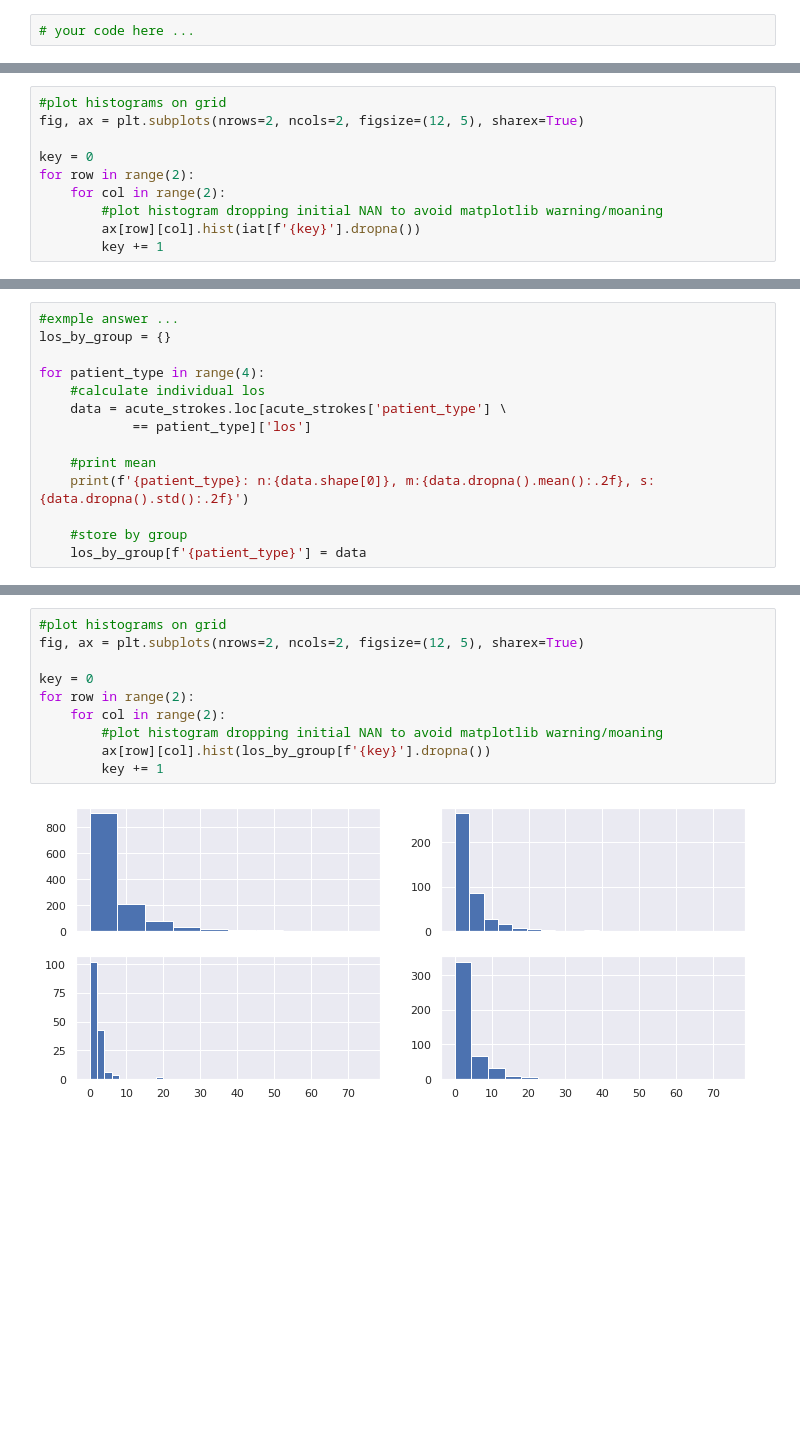
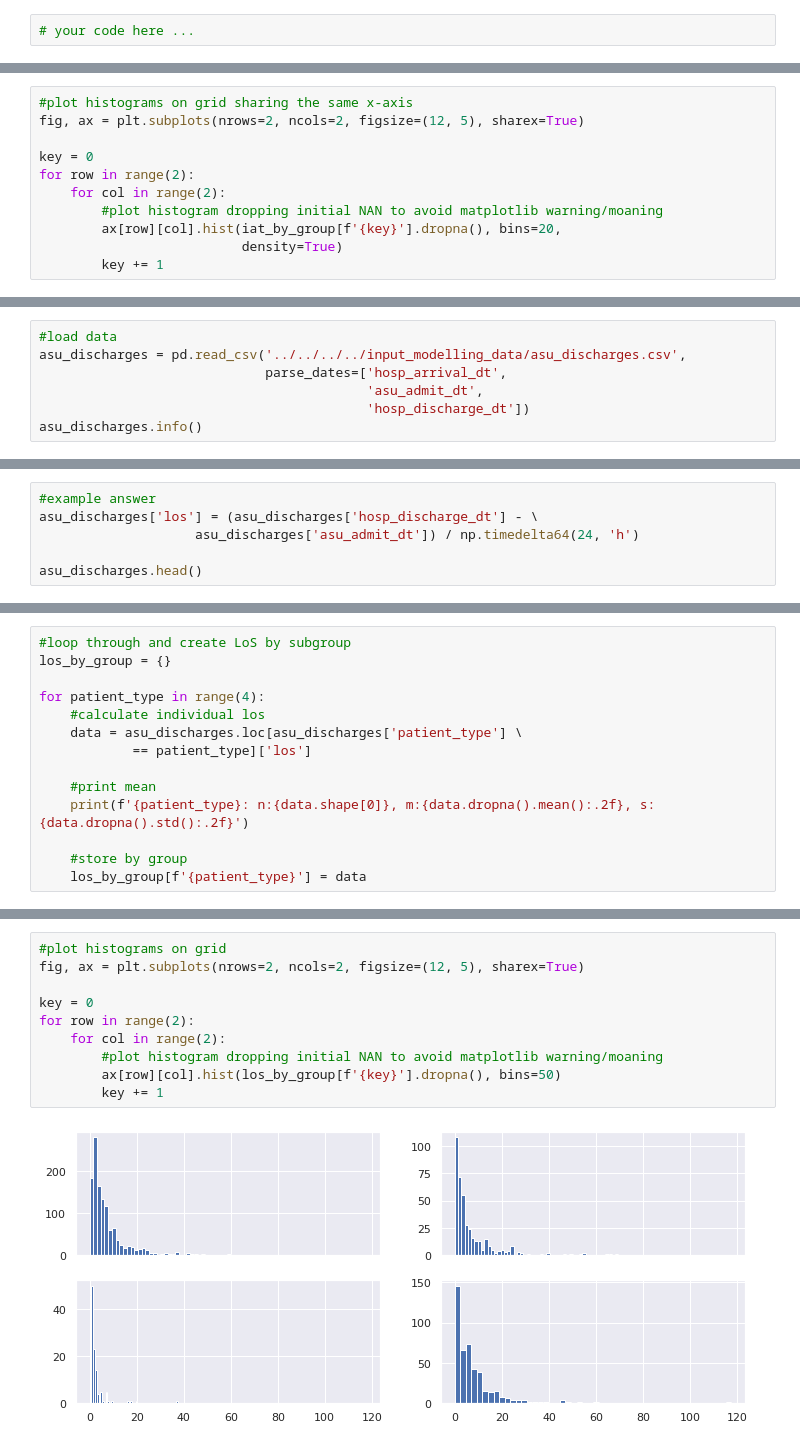
Before and after one commit to health-data-science-OR/stochastic_systems, a Jupyter notebook: labs/simulation/lab2/simulation_lab2_inputmodelling_SOLUITONS.ipynb, the cells around one changed output, grey strips where cells are left out. Drawn from its saved outputs; the diff is of its cells as text; blank space fills up the shorter version.

```diff
--- a/labs/simulation/lab2/simulation_lab2_inputmodelling_SOLUITONS.ipynb
+++ b/labs/simulation/lab2/simulation_lab2_inputmodelling_SOLUITONS.ipynb
@@ -278,11 +377,12 @@ for patient_type in range(4):
 # %%
-#plot histograms on grid
+#plot histograms on grid sharing the same x-axis
 fig, ax = plt.subplots(nrows=2, ncols=2, figsize=(12, 5), sharex=True)
 
 key = 0
 for row in range(2):
     for col in range(2):
         #plot histogram dropping initial NAN to avoid matplotlib warning/moaning
-        ax[row][col].hist(iat[f'{key}'].dropna())
+        ax[row][col].hist(iat_by_group[f'{key}'].dropna(), bins=20,
+                          density=True)
         key += 1
 # %% [output]
@@ -405,0 +517,7 @@ acute_strokes.loc[acute_strokes['los'] == 0]
+# %%
+#load data
+asu_discharges = pd.read_csv('../../../../input_modelling_data/asu_discharges.csv',
+                             parse_dates=['hosp_arrival_dt',
+                                          'asu_admit_dt',
+                                          'hosp_discharge_dt'])
+asu_discharges.info()
@@ -405,0 +539,6 @@ acute_strokes.loc[acute_strokes['los'] == 0]
+# %%
+#example answer
+asu_discharges['los'] = (asu_discharges['hosp_discharge_dt'] - \
+                    asu_discharges['asu_admit_dt']) / np.timedelta64(24, 'h')
+
+asu_discharges.head()
@@ -406,10 +552,10 @@ acute_strokes.loc[acute_strokes['los'] == 0]
 # %%
-#exmple answer ...
+#loop through and create LoS by subgroup
 los_by_group = {}
 
 for patient_type in range(4):
     #calculate individual los
-    data = acute_strokes.loc[acute_strokes['patient_type'] \
+    data = asu_discharges.loc[asu_discharges['patient_type'] \
             == patient_type]['los']
 
     #print mean
@@ -425,12 +571,12 @@ for patient_type in range(4):
 # %%
 #plot histograms on grid
 fig, ax = plt.subplots(nrows=2, ncols=2, figsize=(12, 5), sharex=True)
 
 key = 0
 for row in range(2):
     for col in range(2):
         #plot histogram dropping initial NAN to avoid matplotlib warning/moaning
-        ax[row][col].hist(los_by_group[f'{key}'].dropna())
+        ax[row][col].hist(los_by_group[f'{key}'].dropna(), bins=50)
         key += 1
 # %% [output]
-[figure, old version]
+[figure, new version]
```
Also changed, not shown: parts of 69 cells of this notebook, 3 other files.
